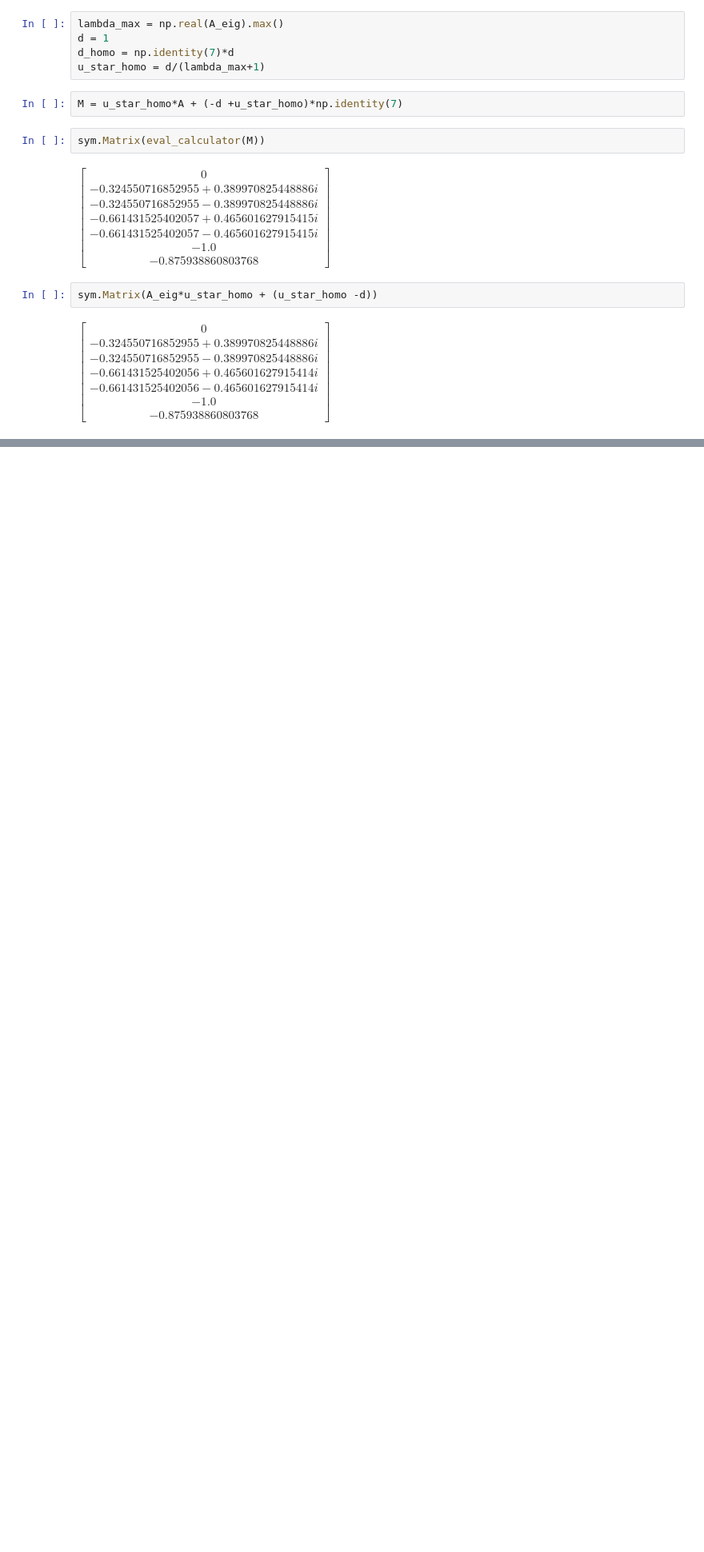
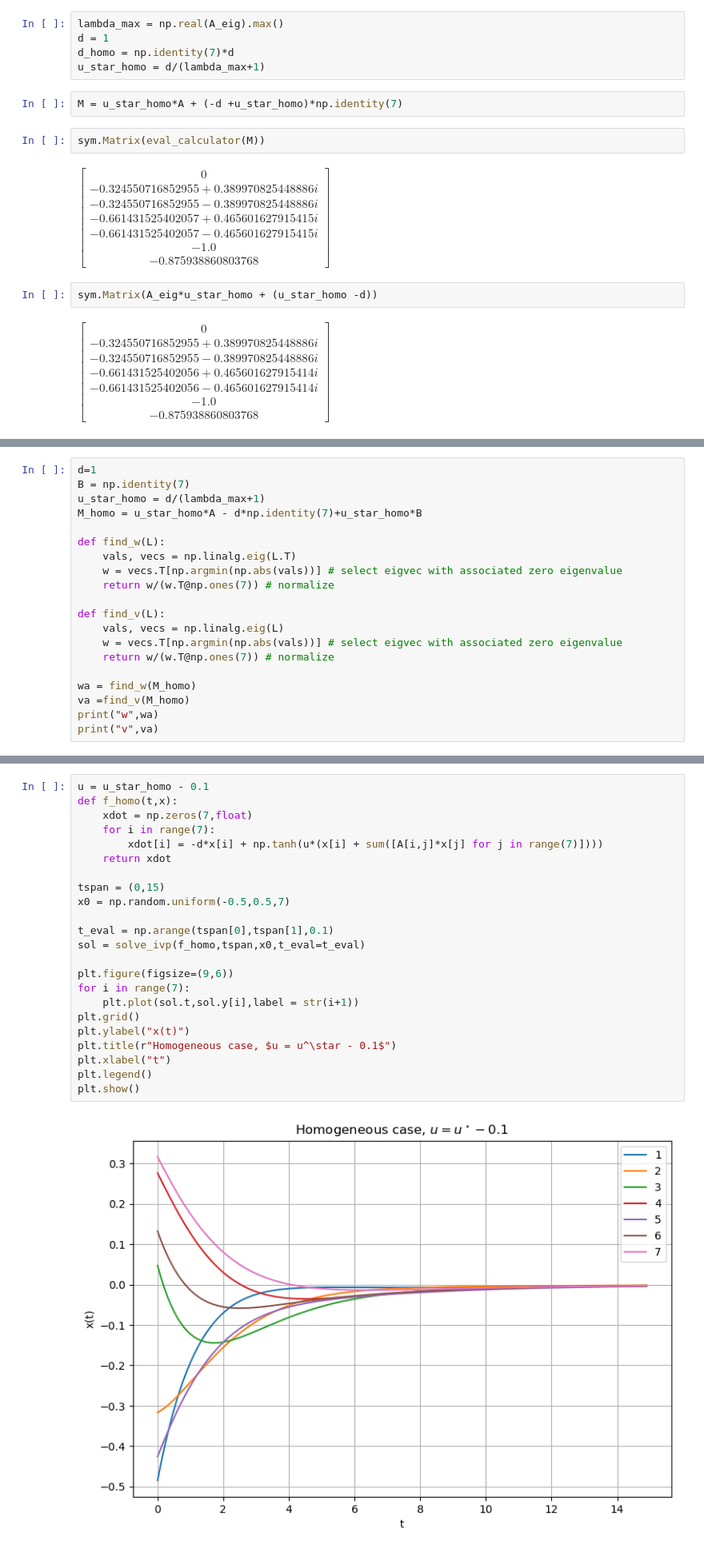
Before and after one commit to valentine-alia/MAE-6870, a Jupyter notebook: hw2/hw2_code_2.ipynb, the cells around one changed output, grey strips where cells are left out. Shown at 80% size. Drawn from its saved outputs; the diff is of its cells as text; blank space fills up the shorter version.

```diff
--- a/hw2/hw2_code_2.ipynb
+++ b/hw2/hw2_code_2.ipynb
@@ -58,0 +64,20 @@ SyntaxError: invalid syntax (526065451.py, line 1)
+# %%
+d=1
+B = np.identity(7)
+u_star_homo = d/(lambda_max+1)
+M_homo = u_star_homo*A - d*np.identity(7)+u_star_homo*B
+
+def find_w(L):
+    vals, vecs = np.linalg.eig(L.T)
+    w = vecs.T[np.argmin(np.abs(vals))] # select eigvec with associated zero eigenvalue
+    return w/(w.T@np.ones(7)) # normalize
+
+def find_v(L):
+    vals, vecs = np.linalg.eig(L)
+    w = vecs.T[np.argmin(np.abs(vals))] # select eigvec with associated zero eigenvalue
+    return w/(w.T@np.ones(7)) # normalize
+
+wa = find_w(M_homo)
+va =find_v(M_homo)
+print("w",wa)
+print("v",va)
@@ -58,0 +115,25 @@ SyntaxError: invalid syntax (526065451.py, line 1)
+# %%
+u = u_star_homo - 0.1
+def f_homo(t,x):
+    xdot = np.zeros(7,float)
+    for i in range(7):
+        xdot[i] = -d*x[i] + np.tanh(u*(x[i] + sum([A[i,j]*x[j] for j in range(7)])))
+    return xdot
+
+tspan = (0,15)
+x0 = np.random.uniform(-0.5,0.5,7)
+
+t_eval = np.arange(tspan[0],tspan[1],0.1)
+sol = solve_ivp(f_homo,tspan,x0,t_eval=t_eval)
+
+plt.figure(figsize=(9,6))
+for i in range(7):
+    plt.plot(sol.t,sol.y[i],label = str(i+1))
+plt.grid()
+plt.ylabel("x(t)")
+plt.title(r"Homogeneous case, $u = u^\star - 0.1$")
+plt.xlabel("t")
+plt.legend()
+plt.show()
+# %% [output]
+[figure, added]
```
Also changed, not shown: parts of 21 cells of this notebook.
